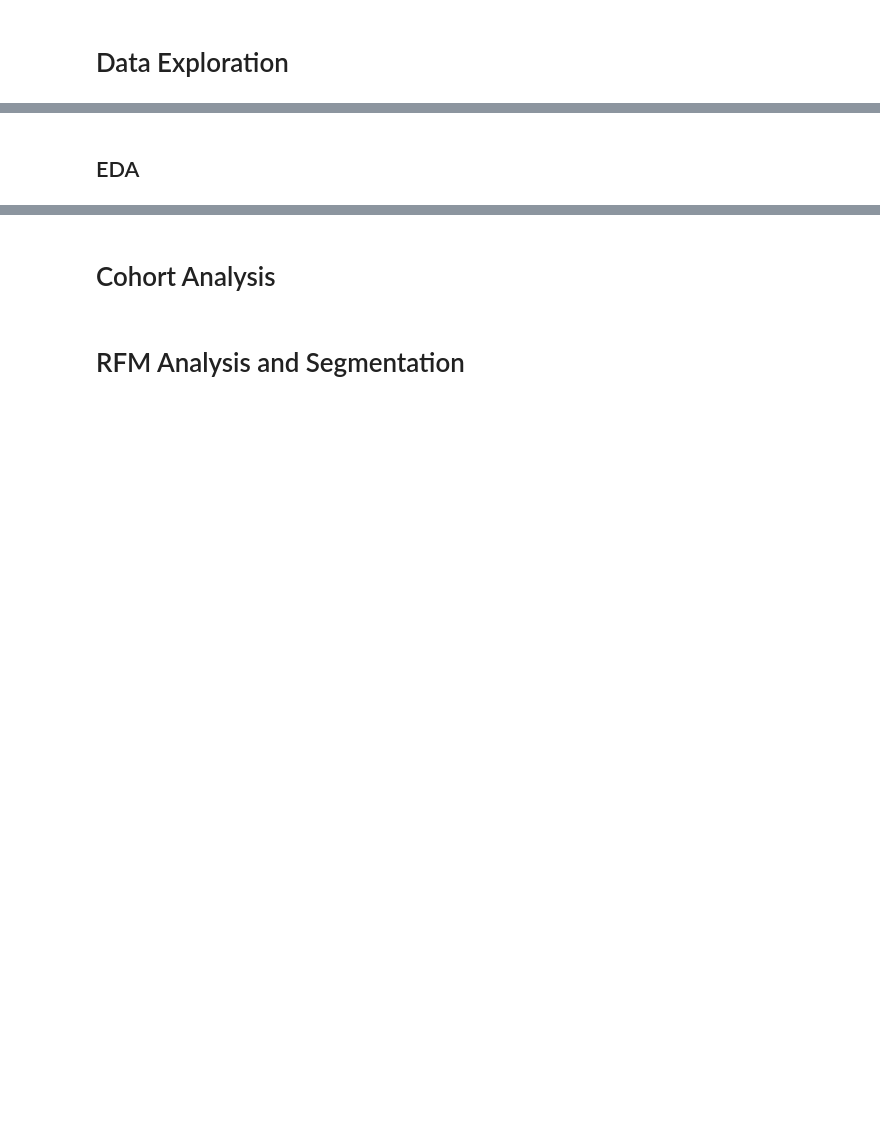
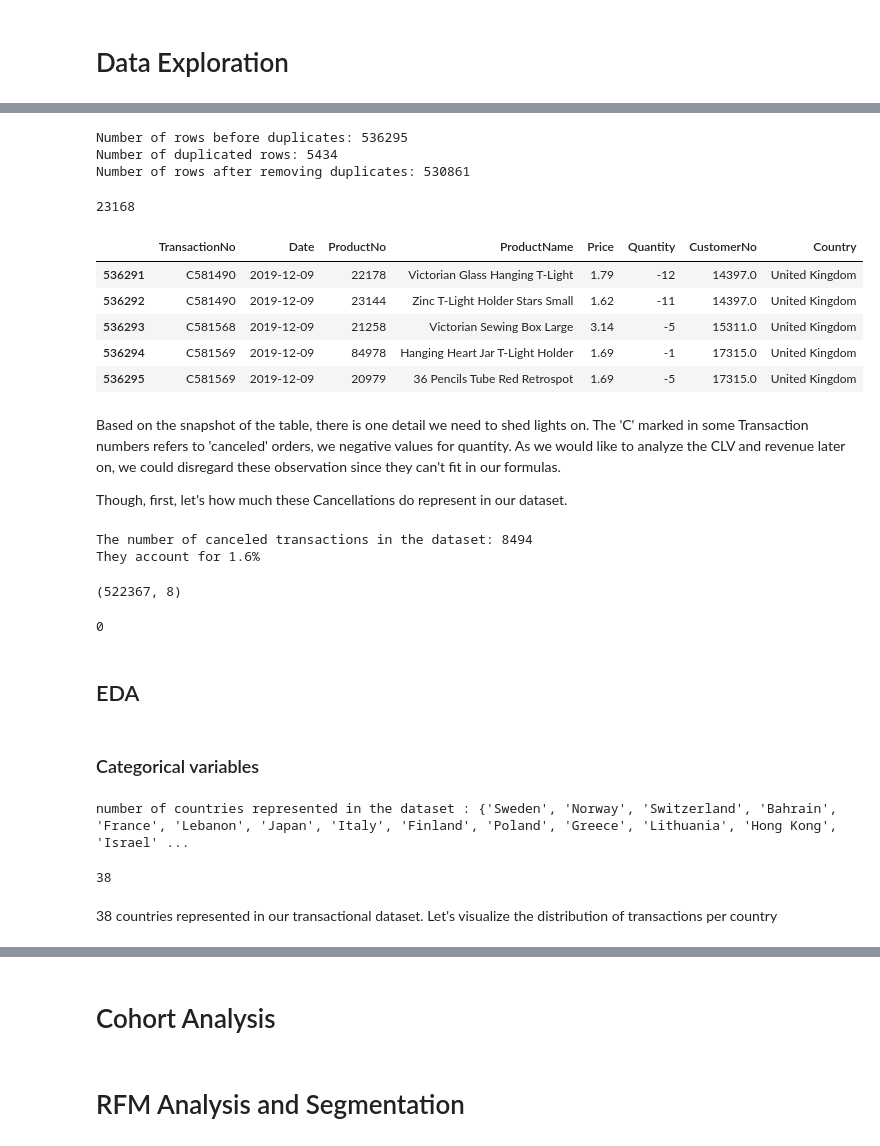
Before and after one commit to Oumnia-Sdn/CustomersSegmentation-RFM-KMeans, a Jupyter notebook: notebooks/UK B2C e-commerce transactions analysis & purchase prediction .ipynb, the cells around one changed output, grey strips where cells are left out. Saved outputs shown, nothing was run; the diff lists cells and outputs as text; code cells hidden in the pictures; blank space fills up the shorter version.

```diff
--- a/notebooks/UK B2C e-commerce transactions analysis & purchase prediction .ipynb
+++ b/notebooks/UK B2C e-commerce transactions analysis & purchase prediction .ipynb
@@ -53,0 +102,4 @@ from tensorflow.keras.optimizers.schedules import ExponentialDecay
+# %%
+# droping transaction lines withtout a customer identifier
+data.dropna(axis=0, subset=['CustomerNo'], inplace=True)
+print("Data dimensions:", data.shape)
@@ -53,0 +140,4 @@ from tensorflow.keras.optimizers.schedules import ExponentialDecay
+# %%
+# Tranforming data column into DateTime variable type for the analysis.
+data["Date"]= pd.to_datetime(data.Date)
+assert data.Date.dtype == 'datetime64[ns]'
@@ -53,0 +162,36 @@ from tensorflow.keras.optimizers.schedules import ExponentialDecay
+# %%
+# Duplicate analysis
+print("Number of rows before duplicates:", len(data))
+duplicates = data.duplicated()
+print("Number of duplicated rows:", duplicates.sum())
+data.drop_duplicates(inplace=True)
+print("Number of rows after removing duplicates:", len(data))
+# %% [output]
+Number of rows before duplicates: 536295
+Number of duplicated rows: 5434
+Number of rows after removing duplicates: 530861
+# %%
+# Exploring categorical columns
+data.TransactionNo.nunique()
+# %% [output]
+23168
+# %%
+data.tail()
+# %% [output]
+|  | TransactionNo | Date | ProductNo | ProductName | Price | Quantity | CustomerNo | Country |
+| 536291 | C581490 | 2019-12-09 | 22178 | Victorian Glass Hanging T-Light | 1.79 | -12 | 14397.0 | United Kingdom |
+| 536292 | C581490 | 2019-12-09 | 23144 | Zinc T-Light Holder Stars Small | 1.62 | -11 | 14397.0 | United Kingdom |
+| 536293 | C581568 | 2019-12-09 | 21258 | Victorian Sewing Box Large | 3.14 | -5 | 15311.0 | United Kingdom |
+| 536294 | C581569 | 2019-12-09 | 84978 | Hanging Heart Jar T-Light Holder | 1.69 | -1 | 17315.0 | United Kingdom |
+| 536295 | C581569 | 2019-12-09 | 20979 | 36 Pencils Tube Red Retrospot | 1.69 | -5 | 17315.0 | United Kingdom |
+# %% [markdown]
+Based on the snapshot of the table, there is one detail we need to shed lights on. The 'C' marked in some Transaction numbers refers to 'canceled' orders, we negative values for quantity. As we would like to analyze the CLV and revenue later on, we could disregard these observation since they can't fit in our formulas.
+
+Though, first, let's how much these Cancellations do represent in our dataset.
+# %%
+cancel_len = len(data[data.TransactionNo.str.startswith('C')])
+print("The number of canceled transactions in the dataset:",cancel_len)
+print("They account for {}%".format(round((cancel_len/len(data))*100,2)))
+# %% [output]
+The number of canceled transactions in the dataset: 8494
+They account for 1.6%
@@ -54,2 +201,10 @@ from tensorflow.keras.optimizers.schedules import ExponentialDecay
+# %%
+data.shape
+# %% [output]
+(522367, 8)
+# %%
+len(data[data.TransactionNo.str.startswith('C')])
+# %% [output]
+0
 # %% [markdown]
 ## EDA
@@ -57,0 +211,12 @@ from tensorflow.keras.optimizers.schedules import ExponentialDecay
+# %% [markdown]
+### Categorical variables
+# %%
+# Country column
+print("number of countries represented in the dataset :", set(data.Country))
+data.Country.nunique()
+# %% [output]
+number of countries represented in the dataset : {'Sweden', 'Norway', 'Switzerland', 'Bahrain', 'France', 'Lebanon', 'Japan', 'Italy', 'Finland', 'Poland', 'Greece', 'Lithuania', 'Hong Kong', 'Israel' ...
+38
+# %% [markdown]
+38 countries represented in our transactional dataset.
+Let's visualize the distribution of transactions per country
```
Also changed, not shown: parts of 20 cells of this notebook.
